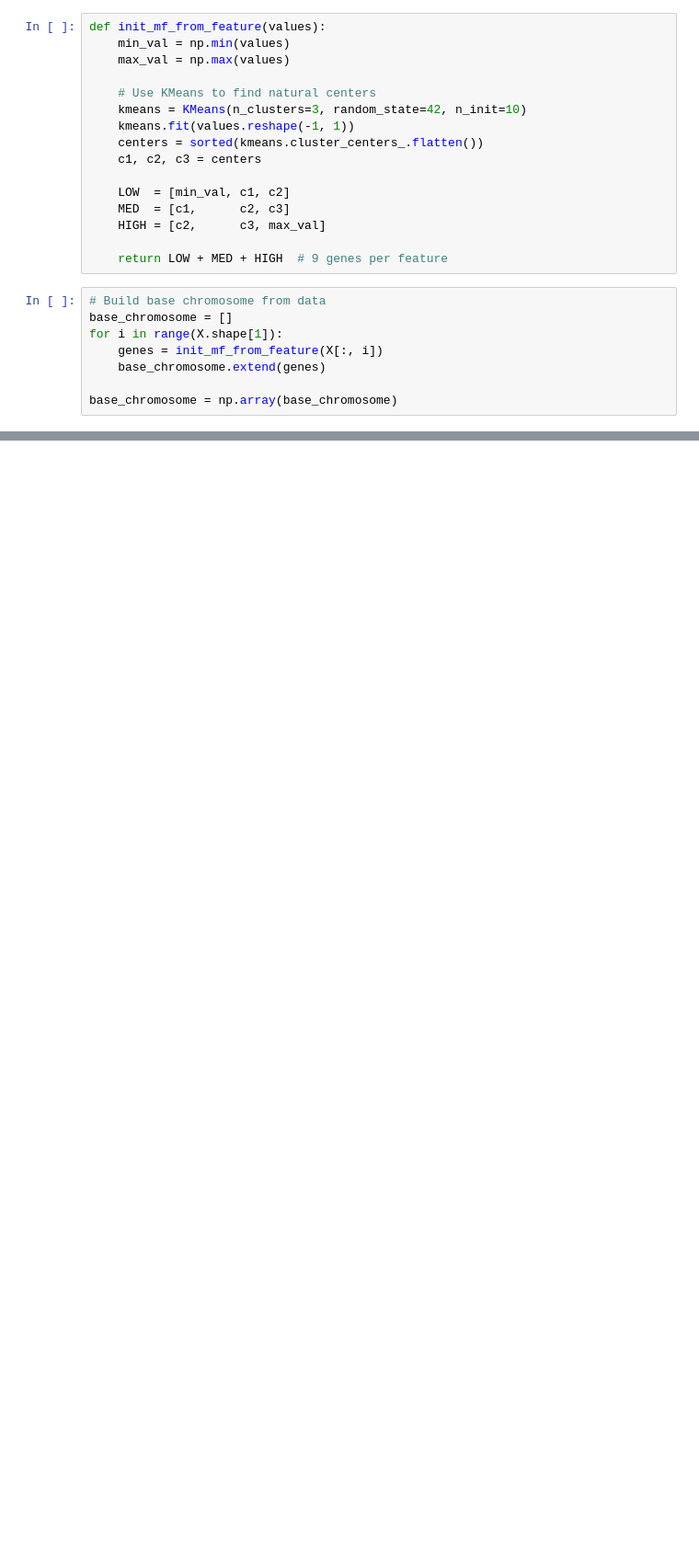
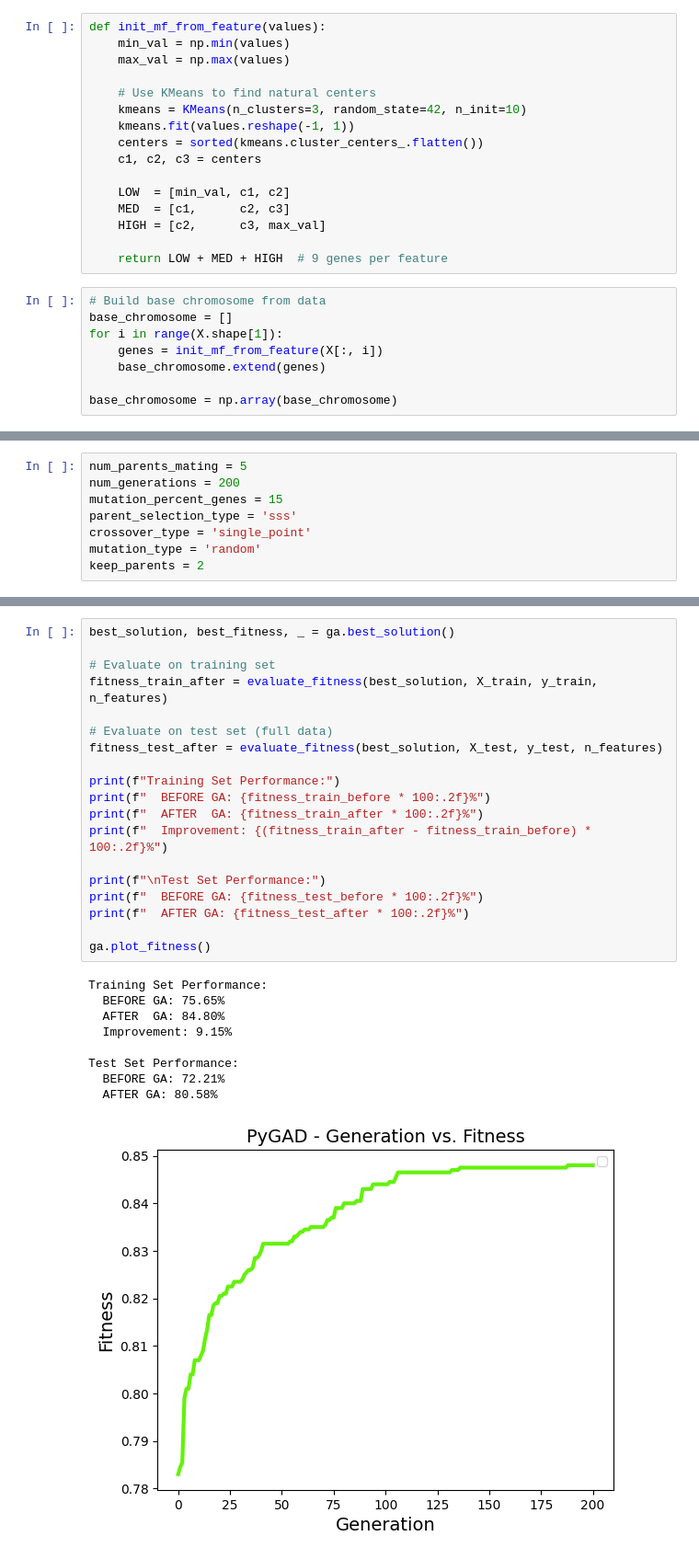
Before and after one commit to WilsonnnTan/Sprinkler-Control-System, a Jupyter notebook: main.ipynb, the cells around one changed output, grey strips where cells are left out. Shown at 92% size. Cells and saved outputs as stored; diff of their text form; blank space fills up the shorter version.

```diff
--- a/main.ipynb
+++ b/main.ipynb
@@ -61,0 +154,8 @@ base_chromosome = np.array(base_chromosome)
+# %%
+num_parents_mating = 5
+num_generations = 200
+mutation_percent_genes = 15
+parent_selection_type = 'sss'
+crossover_type = 'single_point'
+mutation_type = 'random'
+keep_parents = 2
@@ -61,0 +192,29 @@ base_chromosome = np.array(base_chromosome)
+# %%
+best_solution, best_fitness, _ = ga.best_solution()
+
+# Evaluate on training set
+fitness_train_after = evaluate_fitness(best_solution, X_train, y_train, n_features)
+
+# Evaluate on test set (full data)
+fitness_test_after = evaluate_fitness(best_solution, X_test, y_test, n_features)
+
+print(f"Training Set Performance:")
+print(f"  BEFORE GA: {fitness_train_before * 100:.2f}%")
+print(f"  AFTER  GA: {fitness_train_after * 100:.2f}%")
+print(f"  Improvement: {(fitness_train_after - fitness_train_before) * 100:.2f}%")
+
+print(f"\nTest Set Performance:")
+print(f"  BEFORE GA: {fitness_test_before * 100:.2f}%")
+print(f"  AFTER GA: {fitness_test_after * 100:.2f}%")
+
+ga.plot_fitness()
+# %% [output]
+Training Set Performance:
+  BEFORE GA: 75.65%
+  AFTER  GA: 84.80%
+  Improvement: 9.15%
+
+Test Set Performance:
+  BEFORE GA: 72.21%
+  AFTER GA: 80.58%
+[figure, added]
```
Also changed, not shown: parts of 7 cells of this notebook.
